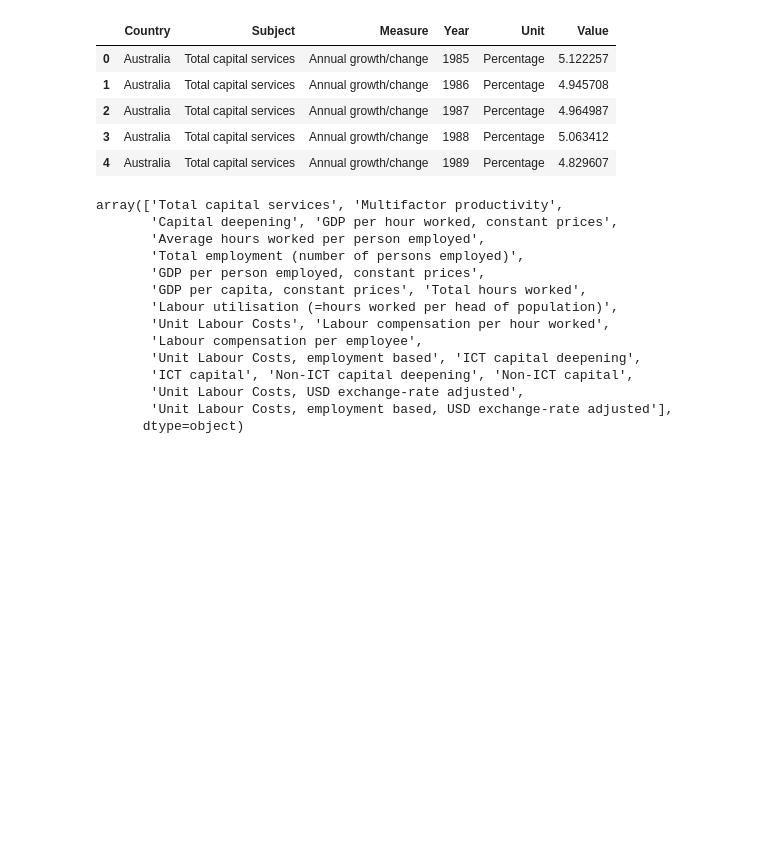
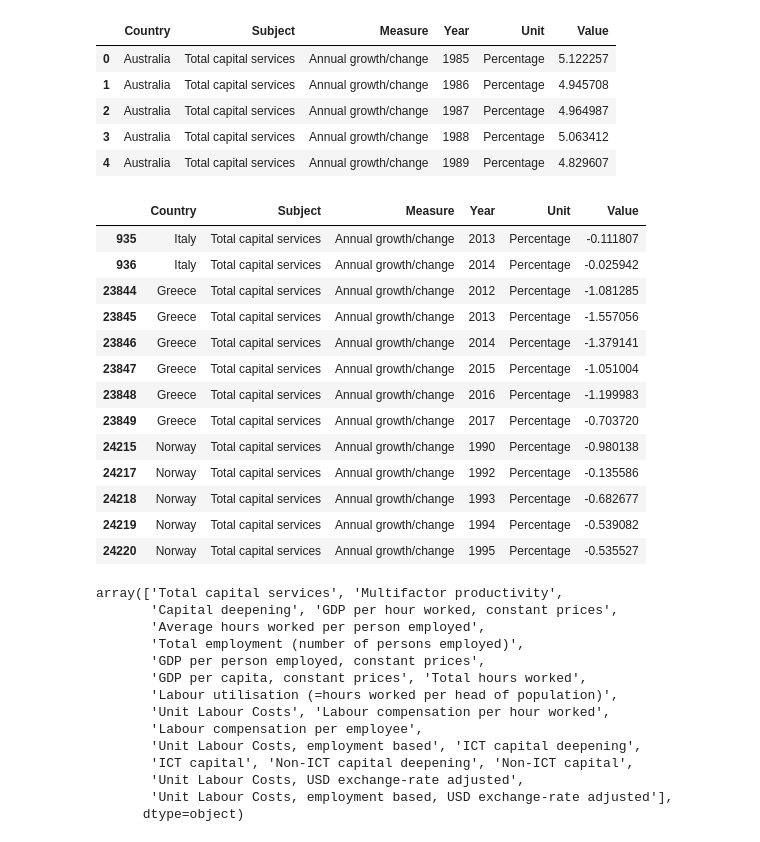
Before and after one commit to mayabenowitz/neuralcraft, a Jupyter notebook: notebooks/1.0-mayab-data-vis.ipynb, the cells around one changed output. Saved outputs shown, nothing was run; the diff lists cells and outputs as text; code cells hidden in the pictures; blank space fills up the shorter version.

```diff
--- a/notebooks/1.0-mayab-data-vis.ipynb
+++ b/notebooks/1.0-mayab-data-vis.ipynb
@@ -32,6 +32,23 @@ df.head()
 | 2 | Australia | Total capital services | Annual growth/change | 1987 | Percentage | 4.964987 |
 | 3 | Australia | Total capital services | Annual growth/change | 1988 | Percentage | 5.063412 |
 | 4 | Australia | Total capital services | Annual growth/change | 1989 | Percentage | 4.829607 |
+# %%
+df[(df['Subject'] == 'Total capital services') & (df['Value'] < 0)]
+# %% [output]
+|  | Country | Subject | Measure | Year | Unit | Value |
+| 935 | Italy | Total capital services | Annual growth/change | 2013 | Percentage | -0.111807 |
+| 936 | Italy | Total capital services | Annual growth/change | 2014 | Percentage | -0.025942 |
+| 23844 | Greece | Total capital services | Annual growth/change | 2012 | Percentage | -1.081285 |
+| 23845 | Greece | Total capital services | Annual growth/change | 2013 | Percentage | -1.557056 |
+| 23846 | Greece | Total capital services | Annual growth/change | 2014 | Percentage | -1.379141 |
+| 23847 | Greece | Total capital services | Annual growth/change | 2015 | Percentage | -1.051004 |
+| 23848 | Greece | Total capital services | Annual growth/change | 2016 | Percentage | -1.199983 |
+| 23849 | Greece | Total capital services | Annual growth/change | 2017 | Percentage | -0.703720 |
+| 24215 | Norway | Total capital services | Annual growth/change | 1990 | Percentage | -0.980138 |
+| 24217 | Norway | Total capital services | Annual growth/change | 1992 | Percentage | -0.135586 |
+| 24218 | Norway | Total capital services | Annual growth/change | 1993 | Percentage | -0.682677 |
+| 24219 | Norway | Total capital services | Annual growth/change | 1994 | Percentage | -0.539082 |
+| 24220 | Norway | Total capital services | Annual growth/change | 1995 | Percentage | -0.535527 |
 # %%
 df['Subject'].unique()
 # %% [output]
```
Also changed, not shown: 1 other file.
